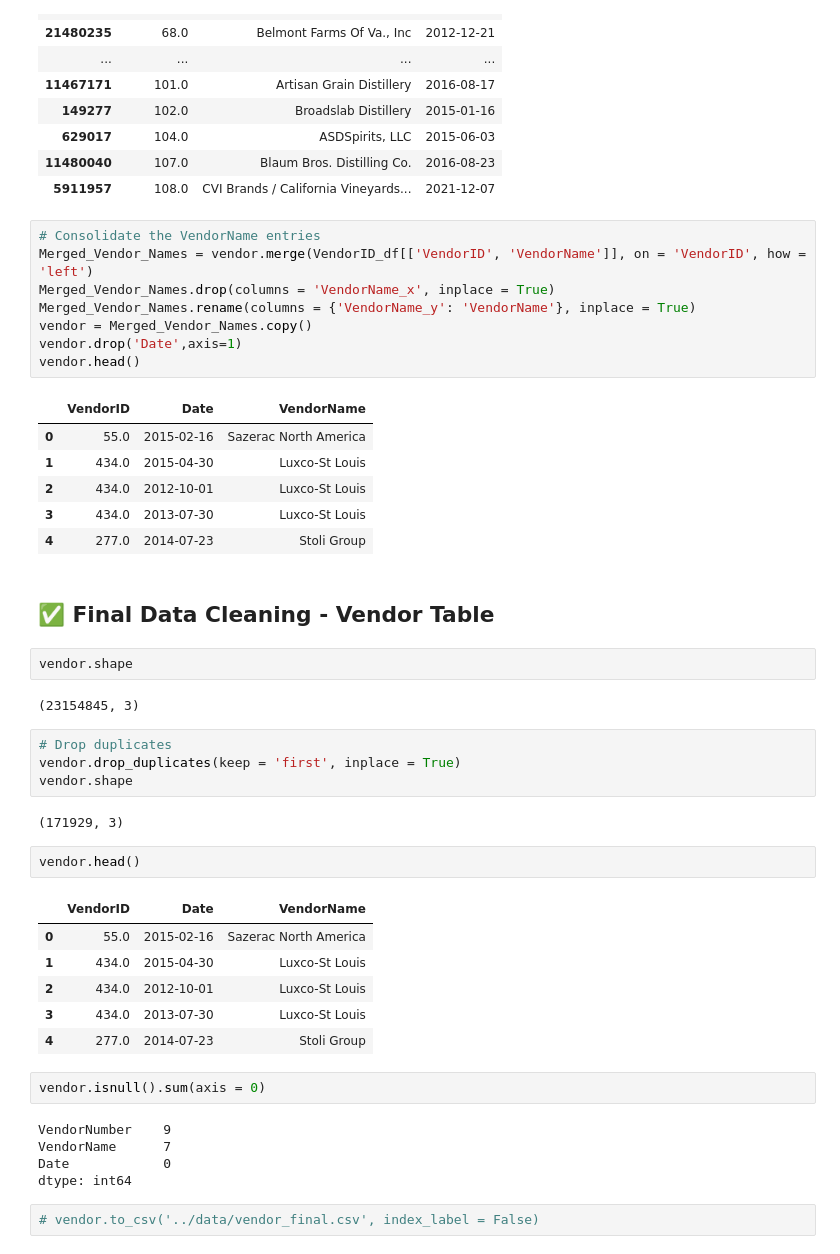
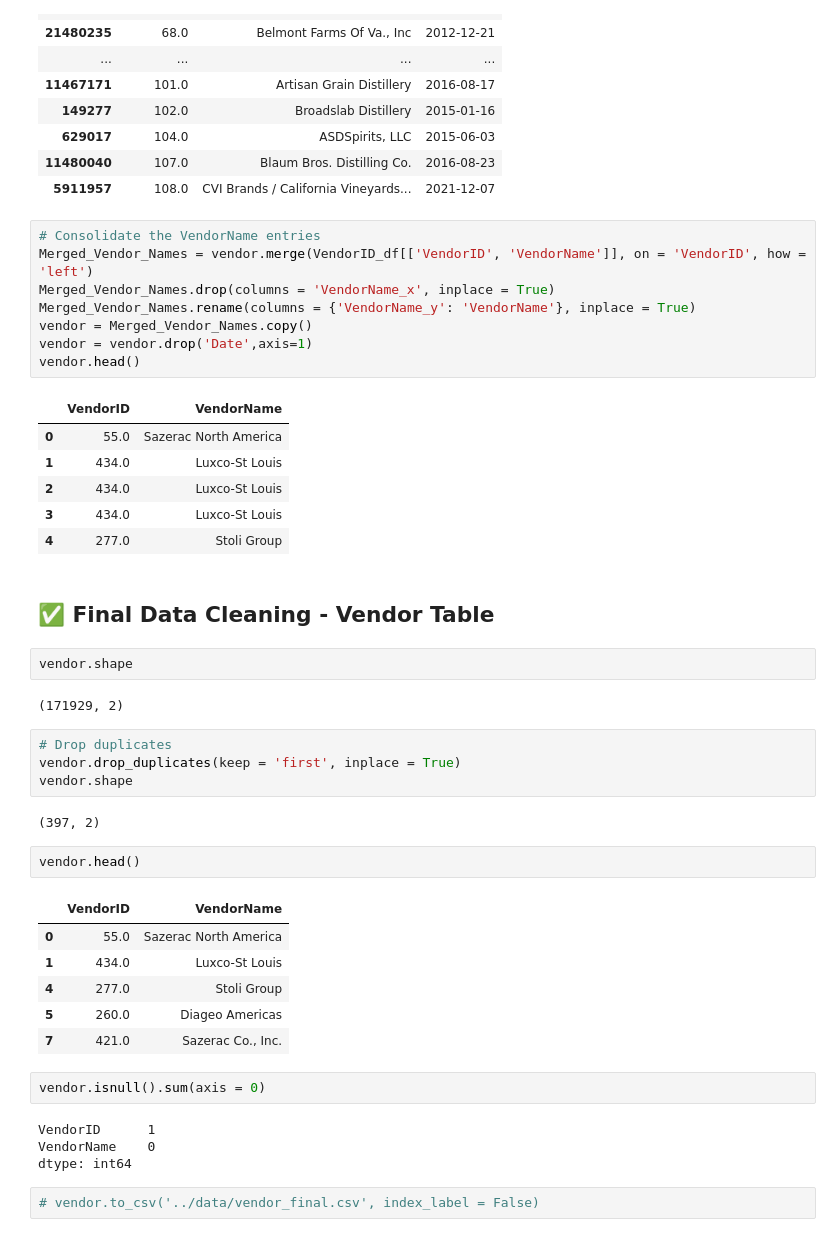
Before and after one commit to flyingcape/Iowa_Liquor_Sales, a Jupyter notebook: LiquorSales_Data_Cleaning.ipynb, the cells around one changed output. Saved outputs shown, nothing was run; the diff lists cells and outputs as text.

```diff
--- a/LiquorSales_Data_Cleaning.ipynb
+++ b/LiquorSales_Data_Cleaning.ipynb
@@ -612,45 +612,44 @@ VendorID_df.head(25)
 # %%
 # Consolidate the VendorName entries
 Merged_Vendor_Names = vendor.merge(VendorID_df[['VendorID', 'VendorName']], on = 'VendorID', how = 'left')
 Merged_Vendor_Names.drop(columns = 'VendorName_x', inplace = True)
 Merged_Vendor_Names.rename(columns = {'VendorName_y': 'VendorName'}, inplace = True)
 vendor = Merged_Vendor_Names.copy()
-vendor.drop('Date',axis=1)
+vendor = vendor.drop('Date',axis=1)
 vendor.head()
 # %% [output]
-|  | VendorID | Date | VendorName |
-| 0 | 55.0 | 2015-02-16 | Sazerac North America |
-| 1 | 434.0 | 2015-04-30 | Luxco-St Louis |
-| 2 | 434.0 | 2012-10-01 | Luxco-St Louis |
-| 3 | 434.0 | 2013-07-30 | Luxco-St Louis |
-| 4 | 277.0 | 2014-07-23 | Stoli Group |
+|  | VendorID | VendorName |
+| 0 | 55.0 | Sazerac North America |
+| 1 | 434.0 | Luxco-St Louis |
+| 2 | 434.0 | Luxco-St Louis |
+| 3 | 434.0 | Luxco-St Louis |
+| 4 | 277.0 | Stoli Group |
 # %% [markdown]
 ## ✅ Final Data Cleaning - Vendor Table
 # %%
 vendor.shape
 # %% [output]
-(23154845, 3)
+(171929, 2)
 # %%
 # Drop duplicates
 vendor.drop_duplicates(keep = 'first', inplace = True)
 vendor.shape
 # %% [output]
-(171929, 3)
+(397, 2)
 # %%
 vendor.head()
 # %% [output]
-|  | VendorID | Date | VendorName |
-| 0 | 55.0 | 2015-02-16 | Sazerac North America |
-| 1 | 434.0 | 2015-04-30 | Luxco-St Louis |
-| 2 | 434.0 | 2012-10-01 | Luxco-St Louis |
-| 3 | 434.0 | 2013-07-30 | Luxco-St Louis |
-| 4 | 277.0 | 2014-07-23 | Stoli Group |
+|  | VendorID | VendorName |
+| 0 | 55.0 | Sazerac North America |
+| 1 | 434.0 | Luxco-St Louis |
+| 4 | 277.0 | Stoli Group |
+| 5 | 260.0 | Diageo Americas |
+| 7 | 421.0 | Sazerac Co., Inc. |
 # %%
 vendor.isnull().sum(axis = 0)
 # %% [output]
-VendorNumber    9
-VendorName      7
-Date            0
+VendorID      1
+VendorName    0
 dtype: int64
 # %%
 # vendor.to_csv('../data/vendor_final.csv', index_label = False)
```
Also changed, not shown: parts of 3 cells of this notebook, 2 other files.
